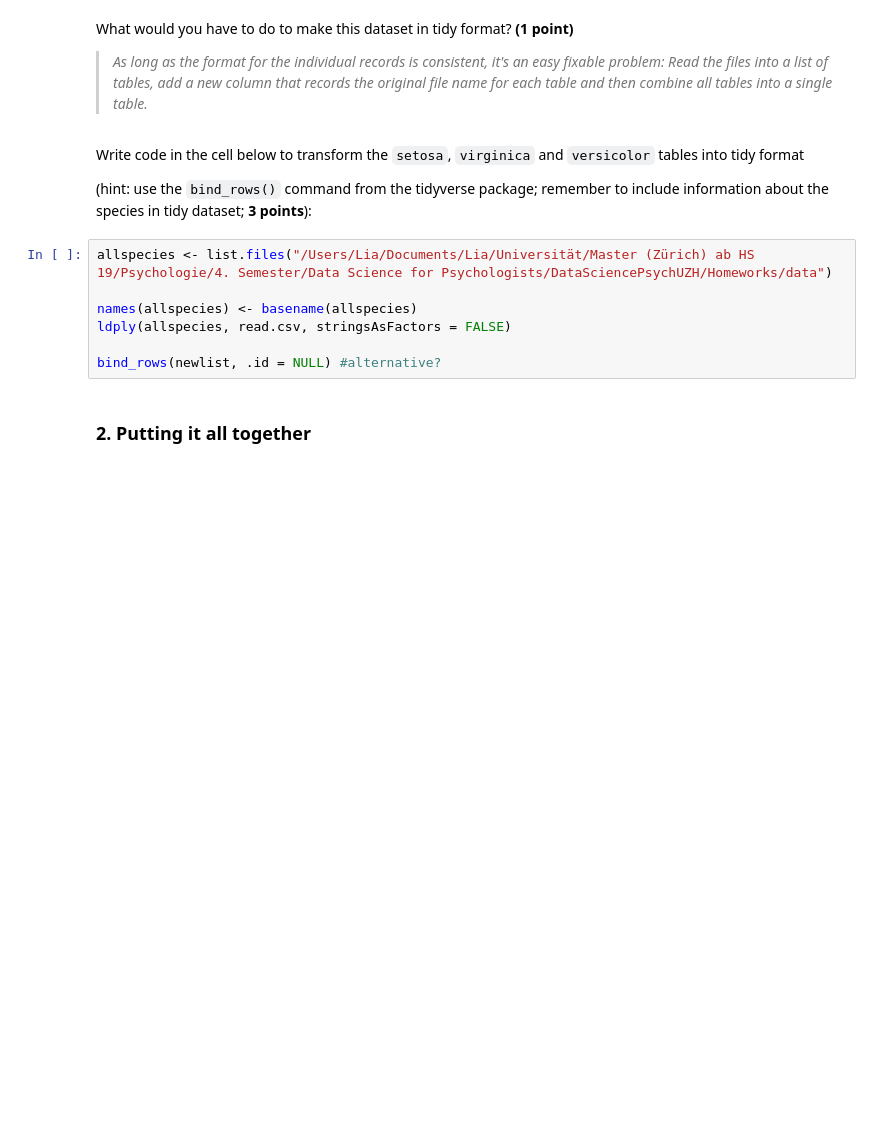
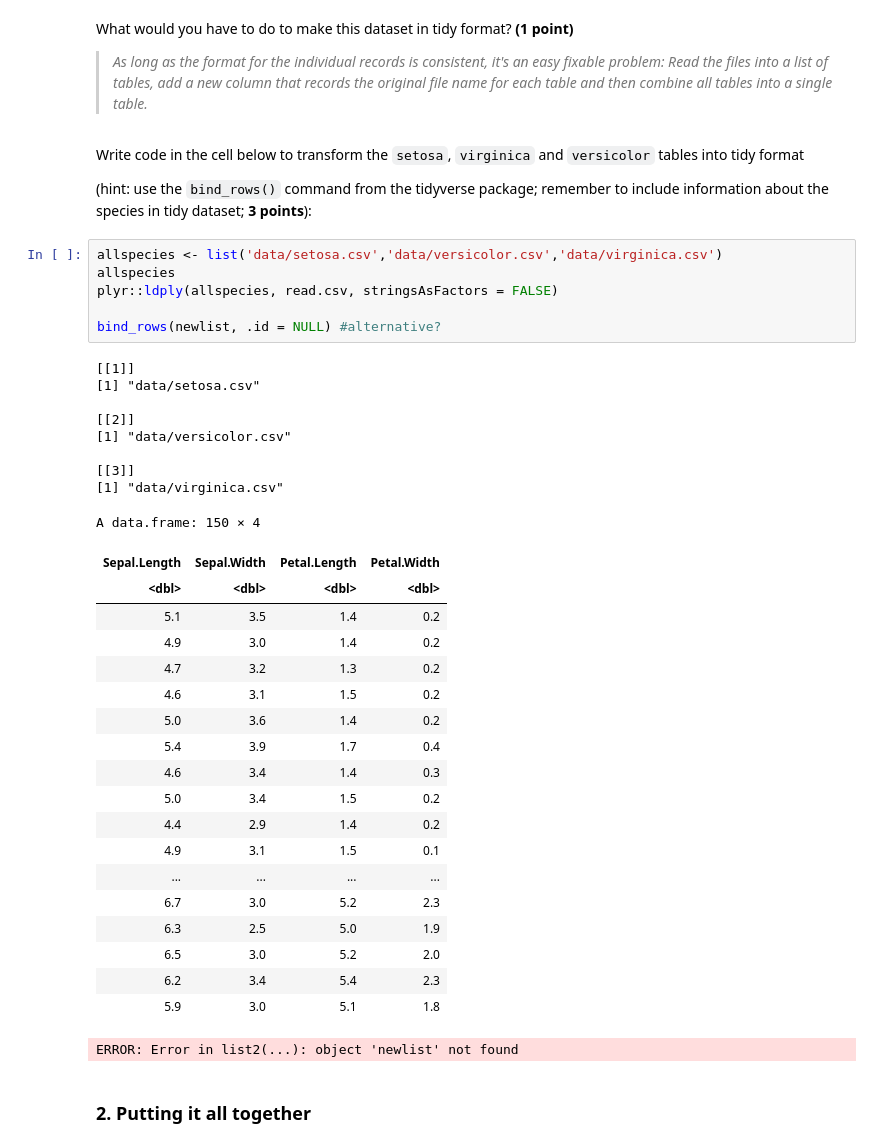
Before and after one commit to LiaAeschlimann/Aeschlimann_DSP_S21, a Jupyter notebook: Homework2.ipynb, the cells around one changed output. Cells and saved outputs as stored; diff of their text form; blank space fills up the shorter version.

```diff
--- a/Homework2.ipynb
+++ b/Homework2.ipynb
@@ -149,12 +150,40 @@ Write code in the cell below to transform the `setosa`, `virginica` and `versico
 
 (hint: use the `bind_rows()` command from the tidyverse package; remember to include information about the species in tidy dataset; **3 points**):
 # %%
-allspecies <- list.files("/Users/Lia/Documents/Lia/Universität/Master (Zürich) ab HS 19/Psychologie/4. Semester/Data Science for Psychologists/DataSciencePsychUZH/Homeworks/data")
-
-names(allspecies) <- basename(allspecies)
-ldply(allspecies, read.csv, stringsAsFactors = FALSE)
+allspecies <- list('data/setosa.csv','data/versicolor.csv','data/virginica.csv')
+allspecies
+plyr::ldply(allspecies, read.csv, stringsAsFactors = FALSE)
 
 bind_rows(newlist, .id = NULL) #alternative?
+# %% [output]
+[[1]]
+[1] "data/setosa.csv"
+
+[[2]]
+[1] "data/versicolor.csv"
+
+[[3]]
+[1] "data/virginica.csv"
+A data.frame: 150 × 4
+| Sepal.Length | Sepal.Width | Petal.Length | Petal.Width |
+| <dbl> | <dbl> | <dbl> | <dbl> |
+| 5.1 | 3.5 | 1.4 | 0.2 |
+| 4.9 | 3.0 | 1.4 | 0.2 |
+| 4.7 | 3.2 | 1.3 | 0.2 |
+| 4.6 | 3.1 | 1.5 | 0.2 |
+| 5.0 | 3.6 | 1.4 | 0.2 |
+| 5.4 | 3.9 | 1.7 | 0.4 |
+| 4.6 | 3.4 | 1.4 | 0.3 |
+| 5.0 | 3.4 | 1.5 | 0.2 |
+| 4.4 | 2.9 | 1.4 | 0.2 |
+| 4.9 | 3.1 | 1.5 | 0.1 |
+| ... | ... | ... | ... |
+| 6.7 | 3.0 | 5.2 | 2.3 |
+| 6.3 | 2.5 | 5.0 | 1.9 |
+| 6.5 | 3.0 | 5.2 | 2.0 |
+| 6.2 | 3.4 | 5.4 | 2.3 |
+| 5.9 | 3.0 | 5.1 | 1.8 |
+ERROR: Error in list2(...): object 'newlist' not found
 # %% [markdown]
 ### 2. Putting it all together
 # %% [markdown]
```
Also changed, not shown: parts of 17 cells of this notebook, 6 other files.
